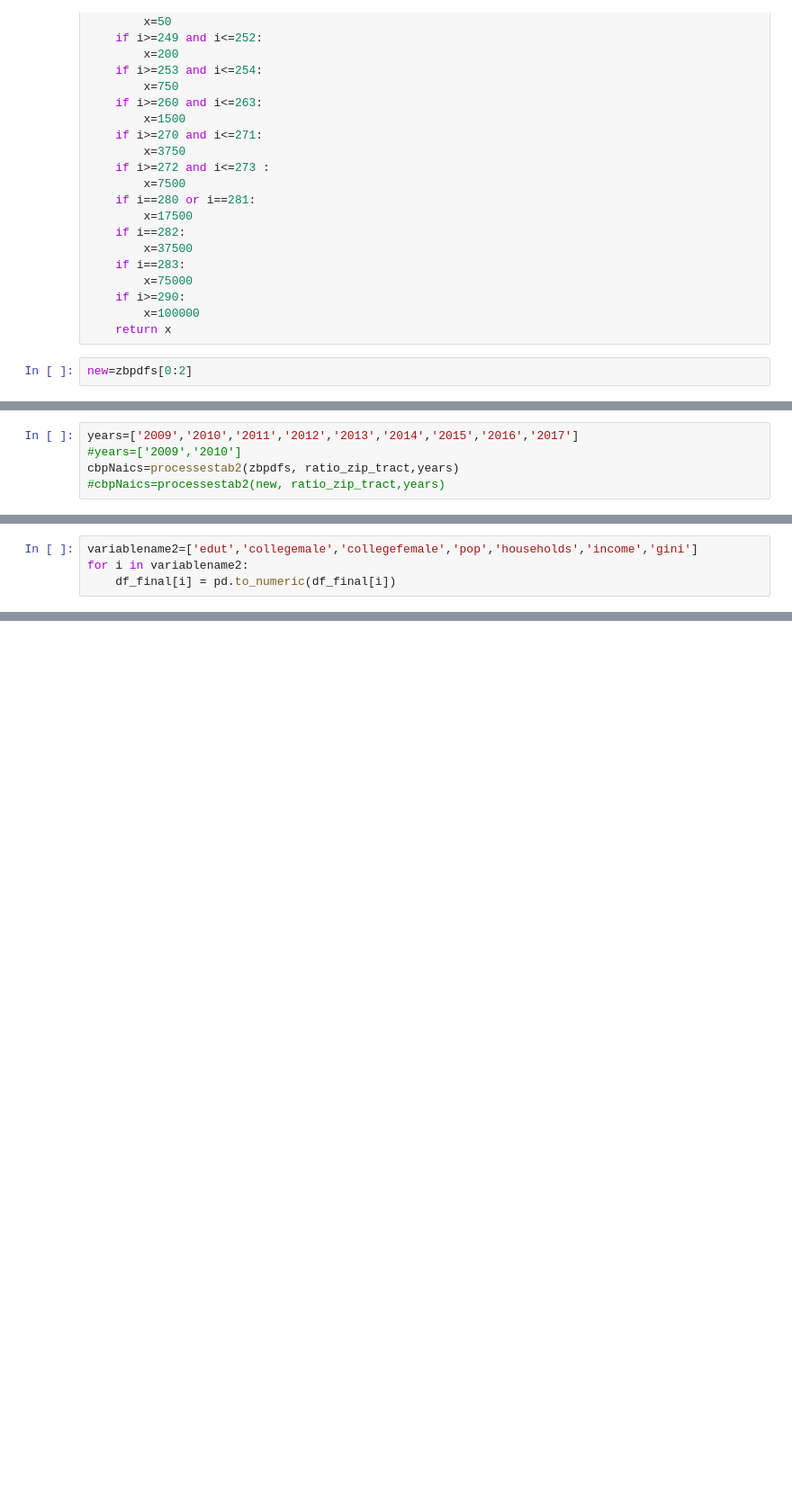
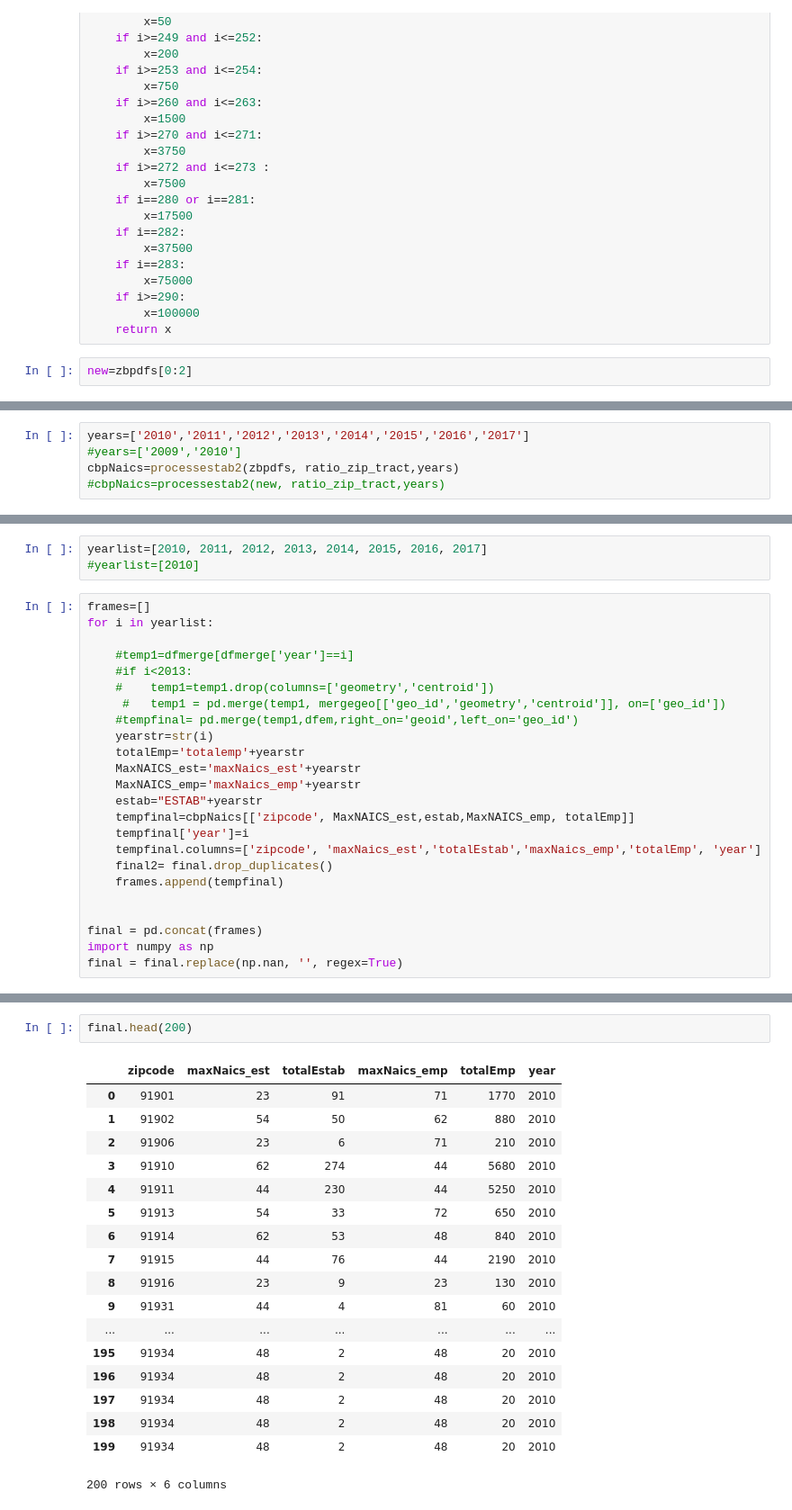
Before and after one commit to JasonZhangzy1757/CUSP-Capstone, a Jupyter notebook: US_Ignite_fed_data_merge_clean-classification.ipynb, the cells around one changed output, grey strips where cells are left out. Shown: that part at 90% size. Saved outputs shown, nothing was run; the diff lists cells and outputs as text; blank space fills up the shorter version.

```diff
--- a/US_Ignite_fed_data_merge_clean-classification.ipynb
+++ b/US_Ignite_fed_data_merge_clean-classification.ipynb
@@ -238,5 +223,5 @@ def processestab2(df, dftract,yearlist):
 # %%
-years=['2009','2010','2011','2012','2013','2014','2015','2016','2017']
+years=['2010','2011','2012','2013','2014','2015','2016','2017']
 #years=['2009','2010']
 cbpNaics=processestab2(zbpdfs, ratio_zip_tract,years)
 #cbpNaics=processestab2(new, ratio_zip_tract,years)
@@ -456,4 +241,0 @@ df_final=df_finalraw.sort_values(by=['zipcode','geo_id','NAICS2012','year'])
-# %%
-variablename2=['edut','collegemale','collegefemale','pop','households','income','gini']
-for i in variablename2:
-    df_final[i] = pd.to_numeric(df_final[i])
@@ -645,0 +242,27 @@ len(df_age)
+# %%
+yearlist=[2010, 2011, 2012, 2013, 2014, 2015, 2016, 2017]
+#yearlist=[2010]
+# %%
+frames=[]
+for i in yearlist:
+
+    #temp1=dfmerge[dfmerge['year']==i]
+    #if i<2013:
+    #    temp1=temp1.drop(columns=['geometry','centroid'])
+     #   temp1 = pd.merge(temp1, mergegeo[['geo_id','geometry','centroid']], on=['geo_id'])
+    #tempfinal= pd.merge(temp1,dfem,right_on='geoid',left_on='geo_id')
+    yearstr=str(i)
+    totalEmp='totalemp'+yearstr
+    MaxNAICS_est='maxNaics_est'+yearstr
+    MaxNAICS_emp='maxNaics_emp'+yearstr
+    estab="ESTAB"+yearstr
+    tempfinal=cbpNaics[['zipcode', MaxNAICS_est,estab,MaxNAICS_emp, totalEmp]]
+    tempfinal['year']=i
+    tempfinal.columns=['zipcode', 'maxNaics_est','totalEstab','maxNaics_emp','totalEmp', 'year']
+    final2= final.drop_duplicates()
+    frames.append(tempfinal)
+
+
+final = pd.concat(frames)
+import numpy as np
+final = final.replace(np.nan, '', regex=True)
@@ -645,0 +275,21 @@ len(df_age)
+# %%
+final.head(200)
+# %% [output]
+|  | zipcode | maxNaics_est | totalEstab | maxNaics_emp | totalEmp | year |
+| 0 | 91901 | 23 | 91 | 71 | 1770 | 2010 |
+| 1 | 91902 | 54 | 50 | 62 | 880 | 2010 |
+| 2 | 91906 | 23 | 6 | 71 | 210 | 2010 |
+| 3 | 91910 | 62 | 274 | 44 | 5680 | 2010 |
+| 4 | 91911 | 44 | 230 | 44 | 5250 | 2010 |
+| 5 | 91913 | 54 | 33 | 72 | 650 | 2010 |
+| 6 | 91914 | 62 | 53 | 48 | 840 | 2010 |
+| 7 | 91915 | 44 | 76 | 44 | 2190 | 2010 |
+| 8 | 91916 | 23 | 9 | 23 | 130 | 2010 |
+| 9 | 91931 | 44 | 4 | 81 | 60 | 2010 |
+| ... | ... | ... | ... | ... | ... | ... |
+| 195 | 91934 | 48 | 2 | 48 | 20 | 2010 |
+| 196 | 91934 | 48 | 2 | 48 | 20 | 2010 |
+| 197 | 91934 | 48 | 2 | 48 | 20 | 2010 |
+| 198 | 91934 | 48 | 2 | 48 | 20 | 2010 |
+| 199 | 91934 | 48 | 2 | 48 | 20 | 2010 |
+200 rows × 6 columns
```
Also changed, not shown: parts of 94 cells of this notebook, 19 other files.
